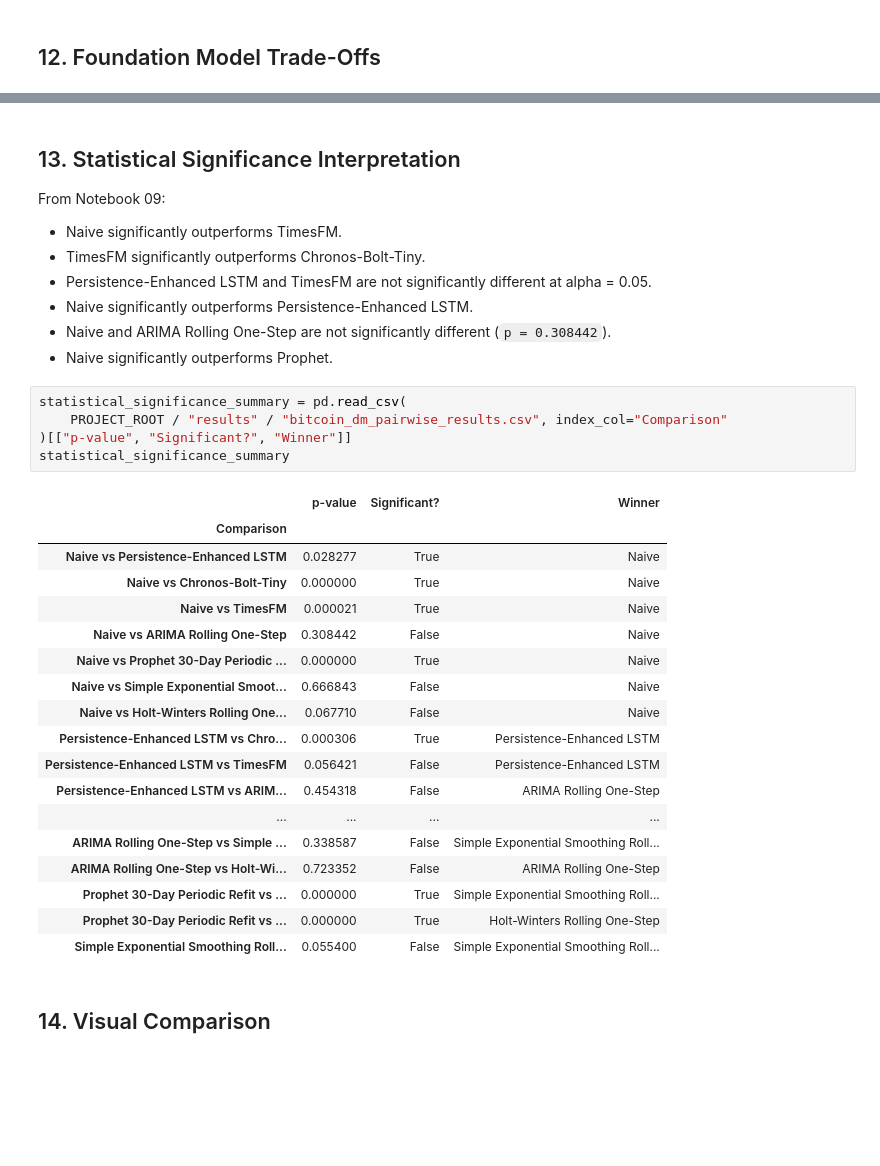
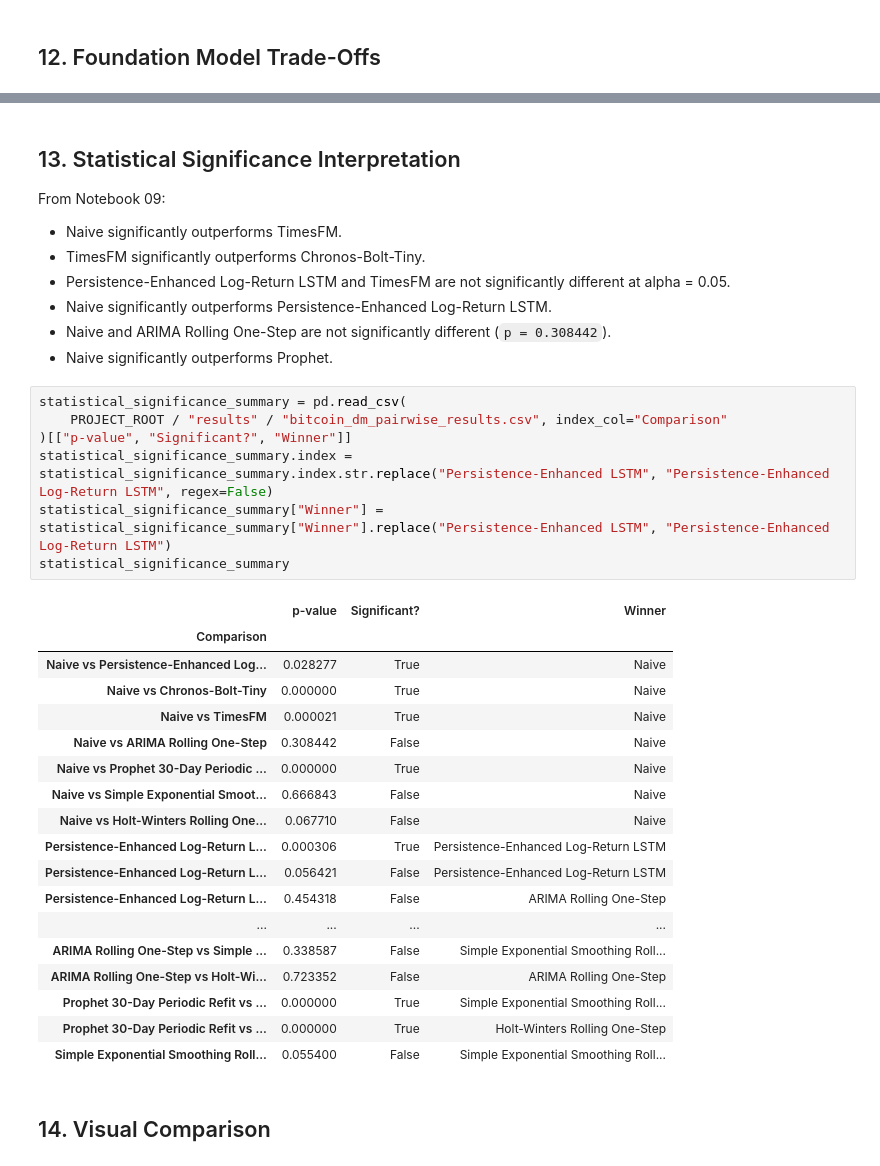
Before and after one commit to mdsoadsolaiman/Time-Series-Foundation-Models, a Jupyter notebook: notebooks/06_Trustworthiness.ipynb, the cells around one changed output, grey strips where cells are left out. Drawn from its saved outputs; the diff is of its cells as text; blank space fills up the shorter version.

```diff
--- a/notebooks/06_Trustworthiness.ipynb
+++ b/notebooks/06_Trustworthiness.ipynb
@@ -779,28 +766,30 @@ foundation_model_comparison
 From Notebook 09:
 - Naive significantly outperforms TimesFM.
 - TimesFM significantly outperforms Chronos-Bolt-Tiny.
-- Persistence-Enhanced LSTM and TimesFM are not significantly different at alpha = 0.05.
-- Naive significantly outperforms Persistence-Enhanced LSTM.
+- Persistence-Enhanced Log-Return LSTM and TimesFM are not significantly different at alpha = 0.05.
+- Naive significantly outperforms Persistence-Enhanced Log-Return LSTM.
 - Naive and ARIMA Rolling One-Step are not significantly different (`p = 0.308442`).
 - Naive significantly outperforms Prophet.
 # %%
 statistical_significance_summary = pd.read_csv(
     PROJECT_ROOT / "results" / "bitcoin_dm_pairwise_results.csv", index_col="Comparison"
 )[["p-value", "Significant?", "Winner"]]
+statistical_significance_summary.index = statistical_significance_summary.index.str.replace("Persistence-Enhanced LSTM", "Persistence-Enhanced Log-Return LSTM", regex=False)
+statistical_significance_summary["Winner"] = statistical_significance_summary["Winner"].replace("Persistence-Enhanced LSTM", "Persistence-Enhanced Log-Return LSTM")
 statistical_significance_summary
 # %% [output]
 |  | p-value | Significant? | Winner |
 | Comparison |  |  |  |
-| Naive vs Persistence-Enhanced LSTM | 0.028277 | True | Naive |
+| Naive vs Persistence-Enhanced Log... | 0.028277 | True | Naive |
 | Naive vs Chronos-Bolt-Tiny | 0.000000 | True | Naive |
 | Naive vs TimesFM | 0.000021 | True | Naive |
 | Naive vs ARIMA Rolling One-Step | 0.308442 | False | Naive |
 | Naive vs Prophet 30-Day Periodic ... | 0.000000 | True | Naive |
 | Naive vs Simple Exponential Smoot... | 0.666843 | False | Naive |
 | Naive vs Holt-Winters Rolling One... | 0.067710 | False | Naive |
-| Persistence-Enhanced LSTM vs Chro... | 0.000306 | True | Persistence-Enhanced LSTM |
-| Persistence-Enhanced LSTM vs TimesFM | 0.056421 | False | Persistence-Enhanced LSTM |
-| Persistence-Enhanced LSTM vs ARIM... | 0.454318 | False | ARIMA Rolling One-Step |
+| Persistence-Enhanced Log-Return L... | 0.000306 | True | Persistence-Enhanced Log-Return LSTM |
+| Persistence-Enhanced Log-Return L... | 0.056421 | False | Persistence-Enhanced Log-Return LSTM |
+| Persistence-Enhanced Log-Return L... | 0.454318 | False | ARIMA Rolling One-Step |
 | ... | ... | ... | ... |
 | ARIMA Rolling One-Step vs Simple ... | 0.338587 | False | Simple Exponential Smoothing Roll... |
 | ARIMA Rolling One-Step vs Holt-Wi... | 0.723352 | False | ARIMA Rolling One-Step |
```
Also changed, not shown: parts of 13 cells of this notebook, 17 other files.
